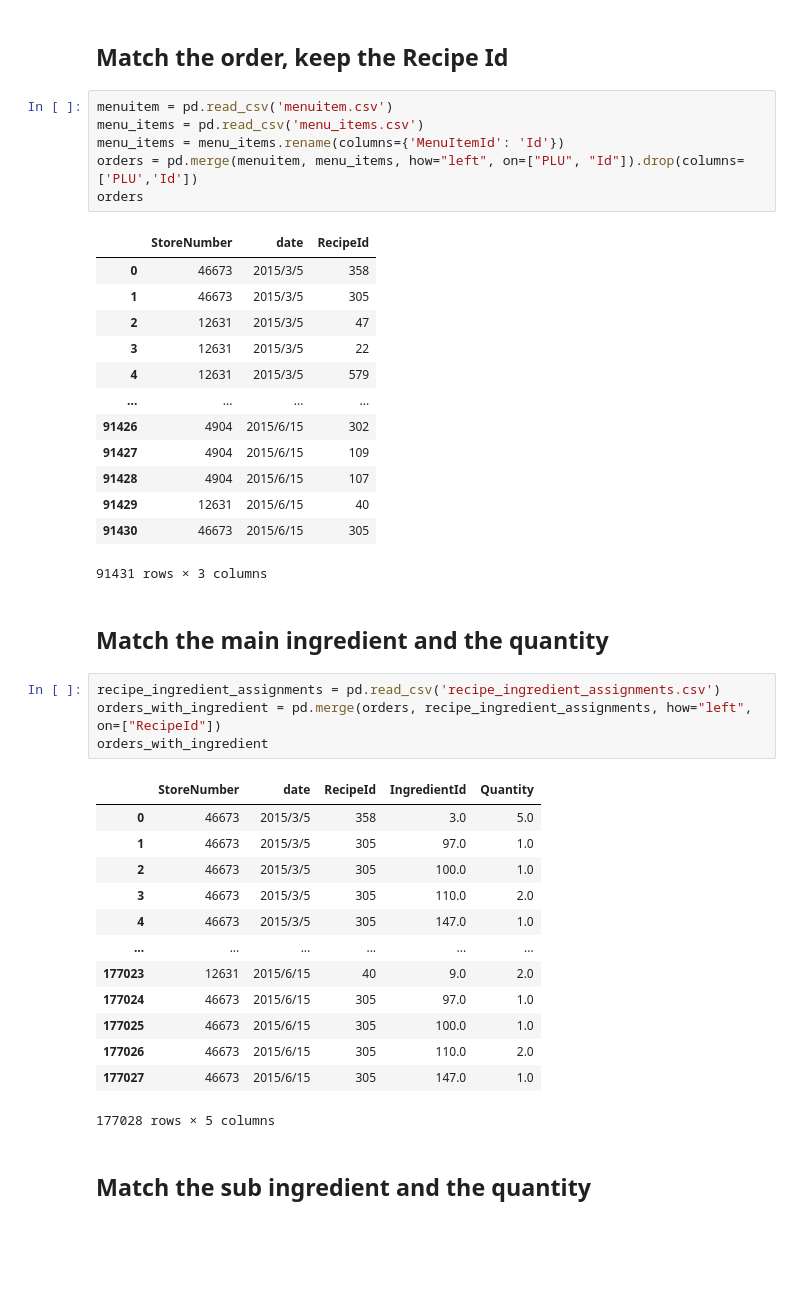
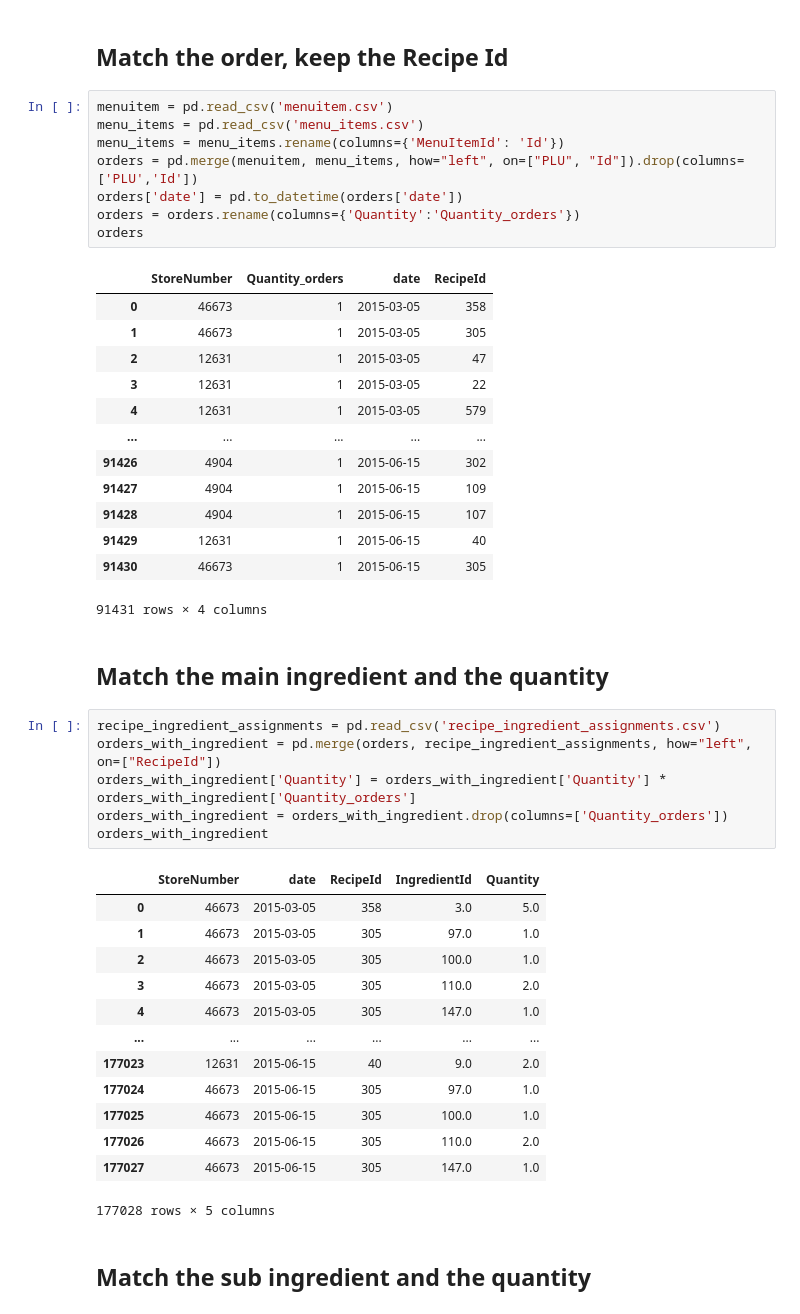
Before and after one commit to Lanottez/IC_BA_2020, a Jupyter notebook: 4th Term/Logistics & Supply Chain Analytics/Individual Project/data_preprocessed/Data_processing.ipynb, the cells around one changed output. Drawn from its saved outputs; the diff is of its cells as text; blank space fills up the shorter version.

```diff
--- a/4th Term/Logistics & Supply Chain Analytics/Individual Project/data_preprocessed/Data_processing.ipynb
+++ b/4th Term/Logistics & Supply Chain Analytics/Individual Project/data_preprocessed/Data_processing.ipynb
@@ -17,42 +17,46 @@ Name: STORE_NUMBER, dtype: int64
 # %%
 menuitem = pd.read_csv('menuitem.csv')
 menu_items = pd.read_csv('menu_items.csv')
 menu_items = menu_items.rename(columns={'MenuItemId': 'Id'})
 orders = pd.merge(menuitem, menu_items, how="left", on=["PLU", "Id"]).drop(columns=['PLU','Id'])
+orders['date'] = pd.to_datetime(orders['date'])
+orders = orders.rename(columns={'Quantity':'Quantity_orders'})
 orders
 # %% [output]
-|  | StoreNumber | date | RecipeId |
-| 0 | 46673 | 2015/3/5 | 358 |
-| 1 | 46673 | 2015/3/5 | 305 |
-| 2 | 12631 | 2015/3/5 | 47 |
-| 3 | 12631 | 2015/3/5 | 22 |
-| 4 | 12631 | 2015/3/5 | 579 |
-| ... | ... | ... | ... |
-| 91426 | 4904 | 2015/6/15 | 302 |
-| 91427 | 4904 | 2015/6/15 | 109 |
-| 91428 | 4904 | 2015/6/15 | 107 |
-| 91429 | 12631 | 2015/6/15 | 40 |
-| 91430 | 46673 | 2015/6/15 | 305 |
+|  | StoreNumber | Quantity_orders | date | RecipeId |
+| 0 | 46673 | 1 | 2015-03-05 | 358 |
+| 1 | 46673 | 1 | 2015-03-05 | 305 |
+| 2 | 12631 | 1 | 2015-03-05 | 47 |
+| 3 | 12631 | 1 | 2015-03-05 | 22 |
+| 4 | 12631 | 1 | 2015-03-05 | 579 |
+| ... | ... | ... | ... | ... |
+| 91426 | 4904 | 1 | 2015-06-15 | 302 |
+| 91427 | 4904 | 1 | 2015-06-15 | 109 |
+| 91428 | 4904 | 1 | 2015-06-15 | 107 |
+| 91429 | 12631 | 1 | 2015-06-15 | 40 |
+| 91430 | 46673 | 1 | 2015-06-15 | 305 |
-91431 rows × 3 columns
+91431 rows × 4 columns
 # %% [markdown]
 ## Match the main ingredient and the quantity
 # %%
 recipe_ingredient_assignments = pd.read_csv('recipe_ingredient_assignments.csv')
 orders_with_ingredient = pd.merge(orders, recipe_ingredient_assignments, how="left", on=["RecipeId"])
+orders_with_ingredient['Quantity'] = orders_with_ingredient['Quantity'] * orders_with_ingredient['Quantity_orders']
+orders_with_ingredient = orders_with_ingredient.drop(columns=['Quantity_orders'])
 orders_with_ingredient
 # %% [output]
 |  | StoreNumber | date | RecipeId | IngredientId | Quantity |
-| 0 | 46673 | 2015/3/5 | 358 | 3.0 | 5.0 |
-| 1 | 46673 | 2015/3/5 | 305 | 97.0 | 1.0 |
-| 2 | 46673 | 2015/3/5 | 305 | 100.0 | 1.0 |
-| 3 | 46673 | 2015/3/5 | 305 | 110.0 | 2.0 |
-| 4 | 46673 | 2015/3/5 | 305 | 147.0 | 1.0 |
+| 0 | 46673 | 2015-03-05 | 358 | 3.0 | 5.0 |
+| 1 | 46673 | 2015-03-05 | 305 | 97.0 | 1.0 |
+| 2 | 46673 | 2015-03-05 | 305 | 100.0 | 1.0 |
+| 3 | 46673 | 2015-03-05 | 305 | 110.0 | 2.0 |
+| 4 | 46673 | 2015-03-05 | 305 | 147.0 | 1.0 |
 | ... | ... | ... | ... | ... | ... |
-| 177023 | 12631 | 2015/6/15 | 40 | 9.0 | 2.0 |
-| 177024 | 46673 | 2015/6/15 | 305 | 97.0 | 1.0 |
-| 177025 | 46673 | 2015/6/15 | 305 | 100.0 | 1.0 |
-| 177026 | 46673 | 2015/6/15 | 305 | 110.0 | 2.0 |
-| 177027 | 46673 | 2015/6/15 | 305 | 147.0 | 1.0 |
+| 177023 | 12631 | 2015-06-15 | 40 | 9.0 | 2.0 |
+| 177024 | 46673 | 2015-06-15 | 305 | 97.0 | 1.0 |
+| 177025 | 46673 | 2015-06-15 | 305 | 100.0 | 1.0 |
+| 177026 | 46673 | 2015-06-15 | 305 | 110.0 | 2.0 |
+| 177027 | 46673 | 2015-06-15 | 305 | 147.0 | 1.0 |
 177028 rows × 5 columns
 # %% [markdown]
 ## Match the sub ingredient and the quantity
```
Also changed, not shown: parts of 12 cells of this notebook, 18 other files.
